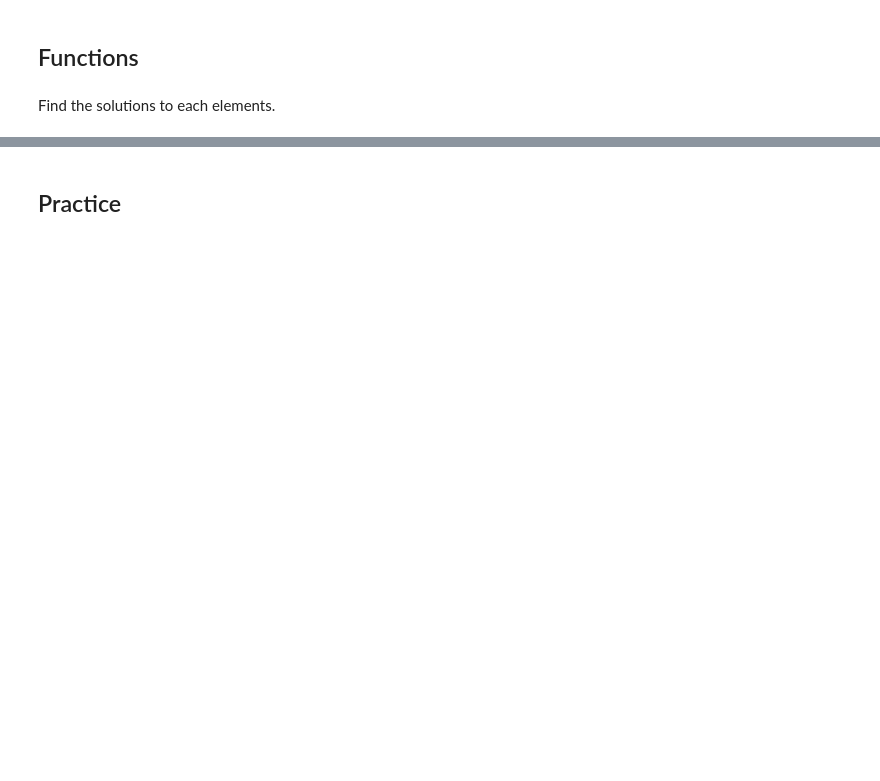
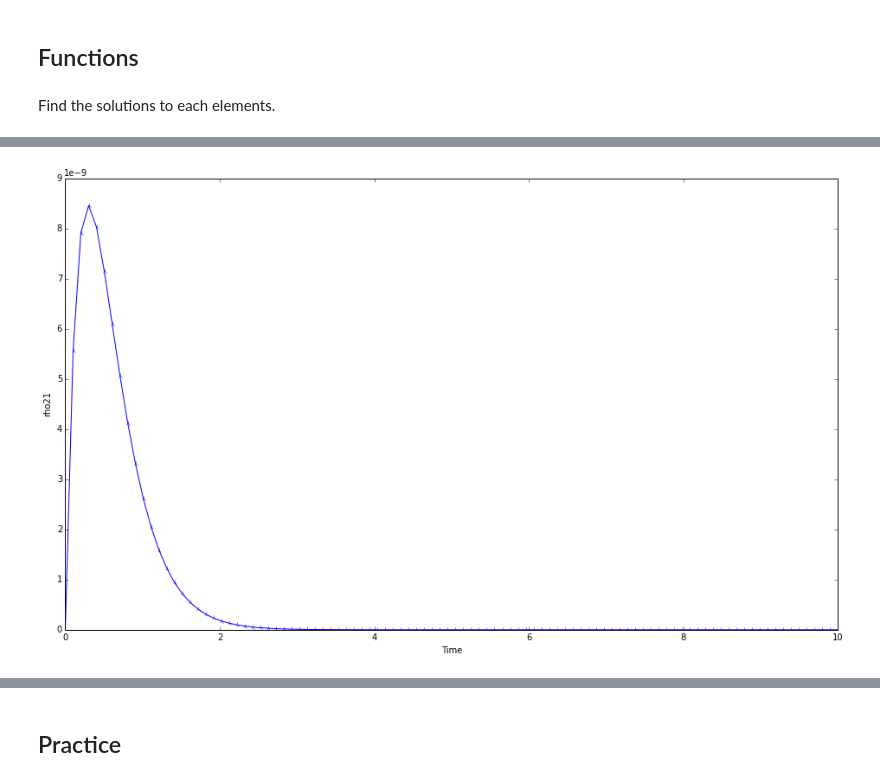
Before and after one commit to NeuPhysics/aNN, a Jupyter notebook: ipynb/vacuum.ipynb, the cells around one changed output, grey strips where cells are left out. Saved outputs shown, nothing was run; the diff lists cells and outputs as text; code cells hidden in the pictures; blank space fills up the shorter version.

```diff
--- a/ipynb/vacuum.ipynb
+++ b/ipynb/vacuum.ipynb
@@ -626,3 +590,16 @@ plt.show()
+# %%
+plt.figure(figsize=(16,9.36))
+plt.ylabel('rho21')
+plt.xlabel('Time')
+plt11=plt.plot(plttlin,pltdata21,"b4-",label="vac_rho21")
+#plt.plot(plttlin,pltdata11Test,"m4-",label="vac_rho11Test")
+plt.show()
+#py.iplot_mpl(plt.gcf(),filename="vac_HG-rho11")
+
+
+# tls.embed("https://plot.ly/~emptymalei/73/")
+# %% [output]
+[figure, added]
 # %%
 plt.figure(figsize=(16,9.36))
 plt.ylabel('Time')
```
Also changed, not shown: parts of 23 cells of this notebook, 3 other files.
